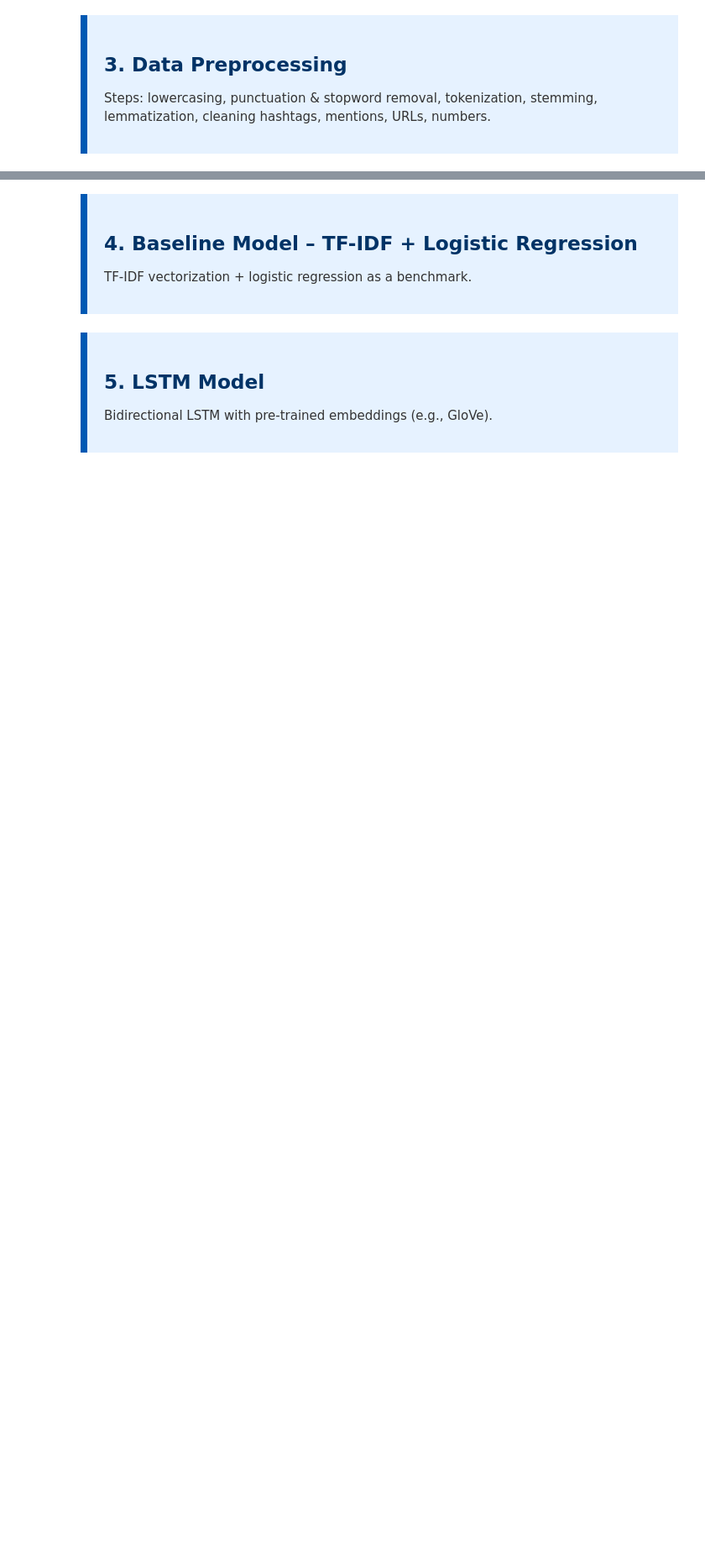
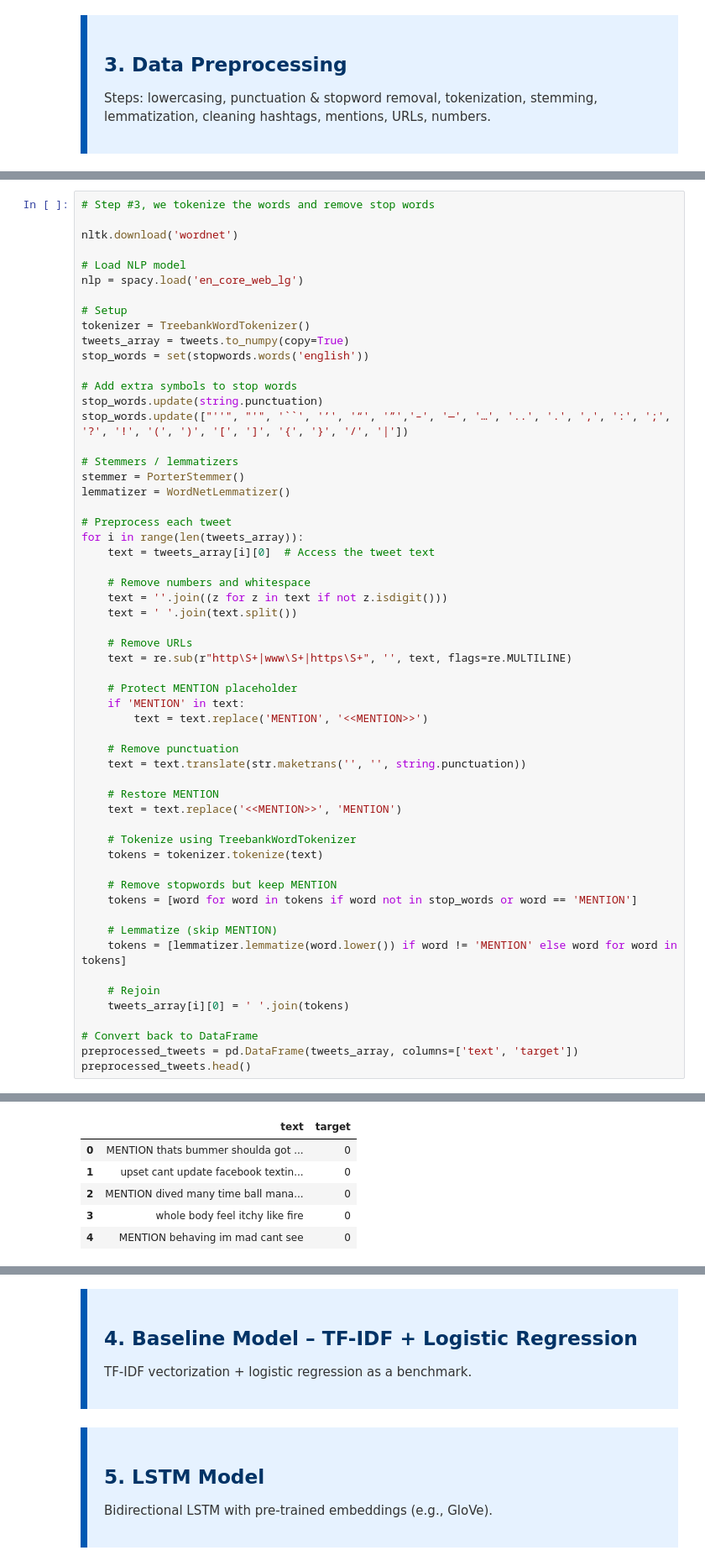
Before and after one commit to ariesslin/ie7500-g1-tweet-sentiment-nlp, a Jupyter notebook: scripts/tweet_sentiment_analysis_and_classification.ipynb, the cells around one changed output, grey strips where cells are left out. Shown at 84% size. Drawn from its saved outputs; the diff is of its cells as text; blank space fills up the shorter version.

```diff
--- a/scripts/tweet_sentiment_analysis_and_classification.ipynb
+++ b/scripts/tweet_sentiment_analysis_and_classification.ipynb
@@ -422,0 +499,58 @@ This results in capturing conversational context, which might influence sentimen
+# %%
+# Step #3, we tokenize the words and remove stop words
+
+nltk.download('wordnet')
+
+# Load NLP model
+nlp = spacy.load('en_core_web_lg')
+
+# Setup
+tokenizer = TreebankWordTokenizer()
+tweets_array = tweets.to_numpy(copy=True)
+stop_words = set(stopwords.words('english'))
+
+# Add extra symbols to stop words
+stop_words.update(string.punctuation)
+stop_words.update(["''", "'", '``', '’', '“', '”','–', '—', '…', '..', '.', ',', ':', ';', '?', '!', '(', ')', '[', ']', '{', '}', '/', '|'])
+
+# Stemmers / lemmatizers
+stemmer = PorterStemmer()
+lemmatizer = WordNetLemmatizer()
+
+# Preprocess each tweet
+for i in range(len(tweets_array)):
+    text = tweets_array[i][0]  # Access the tweet text
+
+    # Remove numbers and whitespace
+    text = ''.join((z for z in text if not z.isdigit()))
+    text = ' '.join(text.split())
+
+    # Remove URLs
+    text = re.sub(r"http\S+|www\S+|https\S+", '', text, flags=re.MULTILINE)
+
+    # Protect MENTION placeholder
+    if 'MENTION' in text:
+        text = text.replace('MENTION', '<<MENTION>>')
+
+    # Remove punctuation
+    text = text.translate(str.maketrans('', '', string.punctuation))
+
+    # Restore MENTION
+    text = text.replace('<<MENTION>>', 'MENTION')
+
+    # Tokenize using TreebankWordTokenizer
+    tokens = tokenizer.tokenize(text)
+
+    # Remove stopwords but keep MENTION
+    tokens = [word for word in tokens if word not in stop_words or word == 'MENTION']
+
+    # Lemmatize (skip MENTION)
+    tokens = [lemmatizer.lemmatize(word.lower()) if word != 'MENTION' else word for word in tokens]
+
+    # Rejoin
+    tweets_array[i][0] = ' '.join(tokens)
+
+# Convert back to DataFrame
+preprocessed_tweets = pd.DataFrame(tweets_array, columns=['text', 'target'])
+preprocessed_tweets.head()
+# %% [output]
@@ -422,0 +559,6 @@ This results in capturing conversational context, which might influence sentimen
+|  | text | target |
+| 0 | MENTION thats bummer shoulda got ... | 0 |
+| 1 | upset cant update facebook textin... | 0 |
+| 2 | MENTION dived many time ball mana... | 0 |
+| 3 | whole body feel itchy like fire | 0 |
+| 4 | MENTION behaving im mad cant see | 0 |
```
Also changed, not shown: parts of 12 cells of this notebook.
